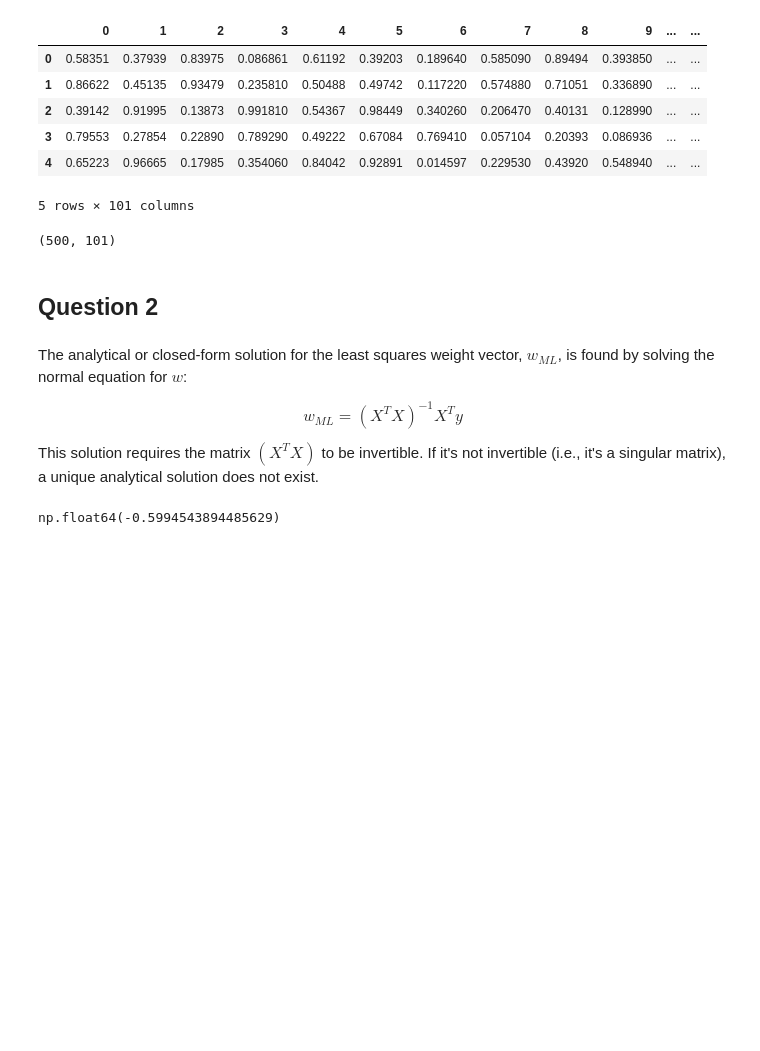
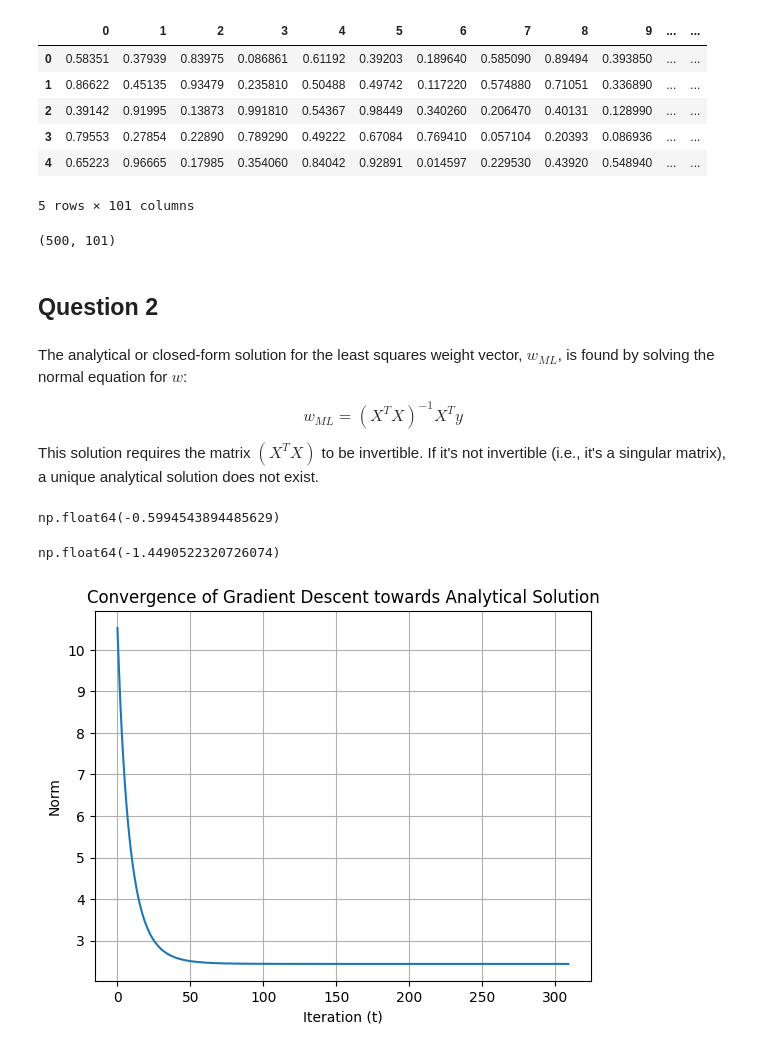
Before and after one commit to KaeBee2003/FML_Assignment2, a Jupyter notebook: Ass2.ipynb, the cells around one changed output. Cells and saved outputs as stored; diff of their text form; code cells hidden in the pictures; blank space fills up the shorter version.

```diff
--- a/Ass2.ipynb
+++ b/Ass2.ipynb
@@ -45,23 +45,39 @@ class LinReg():
     def __init__(self):
         self.w = None
 
-    def Fit(self,Xo,Y, method = None ,regularize = None, alpha = 0.1, max_iter = 1000):
+    def Fit(self,Xo,Y, method = None ,regularize = None, alpha = 0.1, max_iter = 1000, lambda_ = 1, capture_cost = False, tol = 1e-6):
         X = Xo.copy()
         X.insert(0, "bias", 1)
 
         X = X.to_numpy()
         Y = Y.to_numpy().reshape(-1, 1)
+        m = len(Y)
 
         if method == 'GD':
             n = X.shape[1]
             rng = np.random.default_rng()
-            self.w = rng.standard_normal(n+1)
-            lambda_ = self.w
-            for i in range(max_iter+1):
+            self.w = rng.standard_normal((n,1))
+            self.w_history = []
+            for _ in range(max_iter+1):
+                y_pred = X @ self.w
+                if capture_cost == True:
+                    self.cost = np.sum((Y - y_pred)**2)
+                    self.w_history.append(self.w.copy())
+                self.diff = (1/m) * ((X.T @ (X @ self.w - Y)))
+                self.reg = (lambda_/m) * self.w
 
-                self.w = self.w - alpha * diff
+                if regularize == "Ridge":
+                    grad = self.diff + self.reg
+                else:
+                    grad = self.diff
+                self.w = self.w - alpha * grad
+                if len(self.w_history) > 1 and np.linalg.norm(self.w_history[-1] - self.w_history[-2]) < tol:
+                    break
 
-
+            if capture_cost == True:
+                return self.w, self.w_history
+            else:
+                return self.w
 
         else:
             tra = X.T
@@ -109,3 +125,8 @@ R = model.Eval(predictions, Y_test)
 R
 # %% [output]
 np.float64(-0.5994543894485629)
+# %%
+X_train_std = (X_train - X_train.mean()) / X_train.std()
+# %%
+GDmodel = LinReg()
+w, res = GDmodel.Fit(X_train_std, Y_train, method = 'GD', capture_cost = True)
@@ -111,0 +137,17 @@ np.float64(-0.5994543894485629)
+# %%
+Gd_R
+# %% [output]
+np.float64(-1.4490522320726074)
+# %%
+norm = []
+for wi in res:
+    norm.append(np.linalg.norm(ws - wi))
+# %%
+plt.plot(norm)
+plt.xlabel("Iteration (t)")
+plt.ylabel("Norm")
+plt.title("Convergence of Gradient Descent towards Analytical Solution")
+plt.grid(True)
+plt.show()
+# %% [output]
+[figure, added]
```
Also changed, not shown: parts of 2 cells of this notebook.
